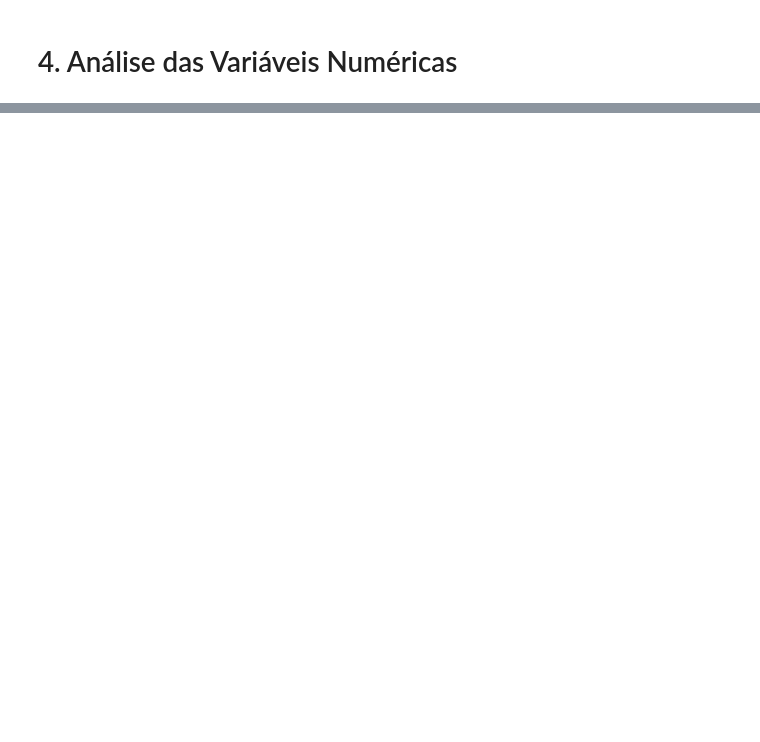
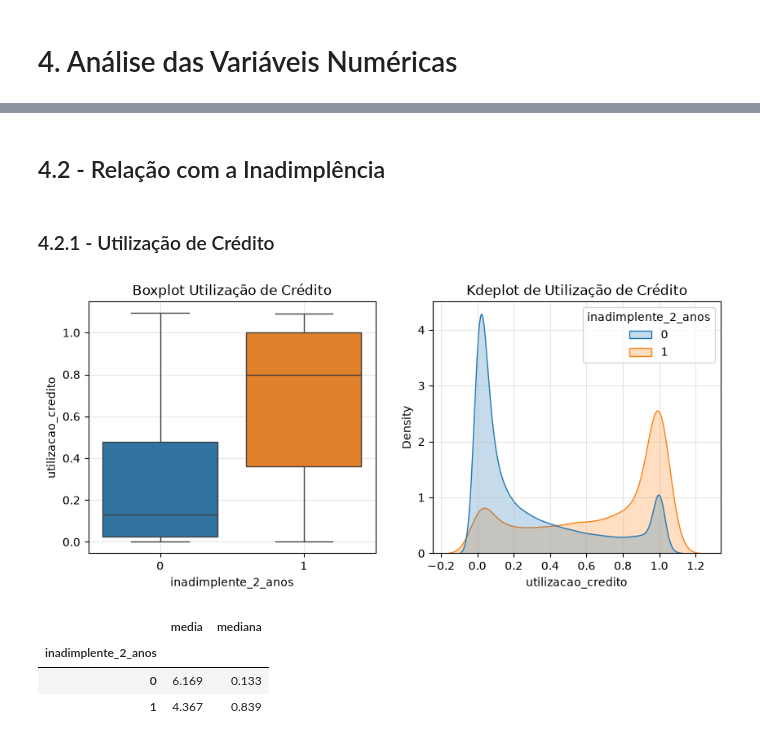
Before and after one commit to RenanTrevelim/credit-risk-modeling, a Jupyter notebook: notebooks/02_analise_exploratoria.ipynb, the cells around one changed output, grey strips where cells are left out. Drawn from its saved outputs; the diff is of its cells as text; code cells hidden in the pictures; blank space fills up the shorter version.

```diff
--- a/notebooks/02_analise_exploratoria.ipynb
+++ b/notebooks/02_analise_exploratoria.ipynb
@@ -100,0 +156,29 @@ plt.show()
+# %% [markdown]
+## 4.2 - Relação com a Inadimplência
+# %% [markdown]
+### 4.2.1 - Utilização de Crédito
+# %%
+fig, ax = plt.subplots(1, 2, figsize=(10,4))
+
+limite = dados["utilizacao_credito"].quantile(0.99)
+
+df_plot = dados[dados["utilizacao_credito"] <= limite].copy()
+
+sns.boxplot(data=df_plot, x="inadimplente_2_anos", y="utilizacao_credito", hue="inadimplente_2_anos", legend=False, ax=ax[0])
+ax[0].set_title("Boxplot Utilização de Crédito")
+ax[0].grid(alpha=0.3)
+
+sns.kdeplot(data=df_plot, x="utilizacao_credito", hue="inadimplente_2_anos", fill=True, common_norm=False, ax=ax[1])
+ax[1].set_title("Kdeplot de Utilização de Crédito")
+ax[1].grid(alpha=0.3)
+
+plt.show()
+# %% [output]
+[figure, added]
+# %%
+dados.groupby("inadimplente_2_anos")["utilizacao_credito"].agg(media="mean", mediana="median").round(3)
+# %% [output]
+|  | media | mediana |
+| inadimplente_2_anos |  |  |
+| 0 | 6.169 | 0.133 |
+| 1 | 4.367 | 0.839 |
```
Also changed, not shown: parts of 34 cells of this notebook.
